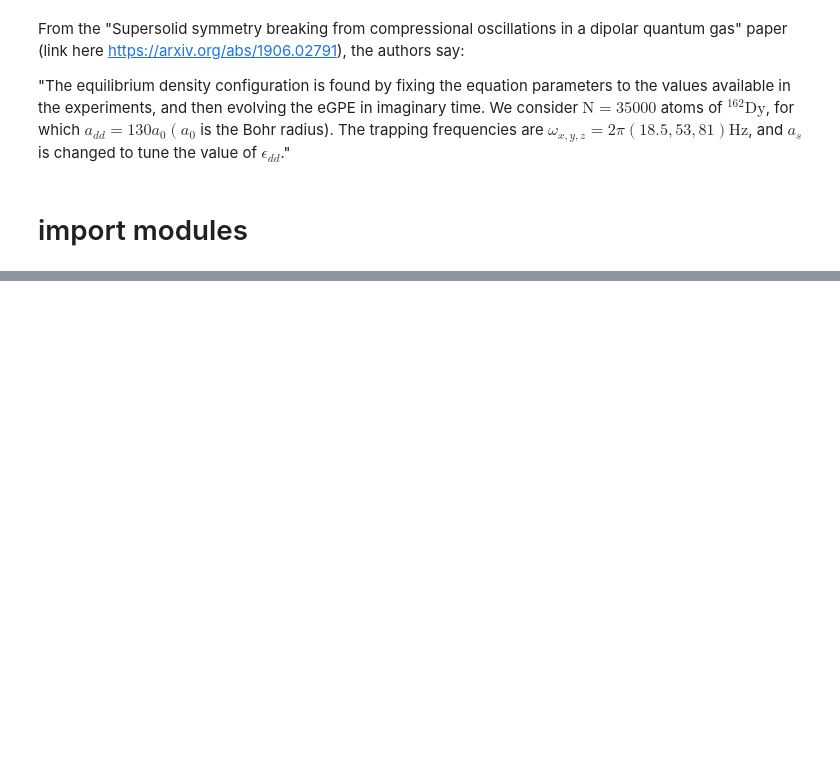
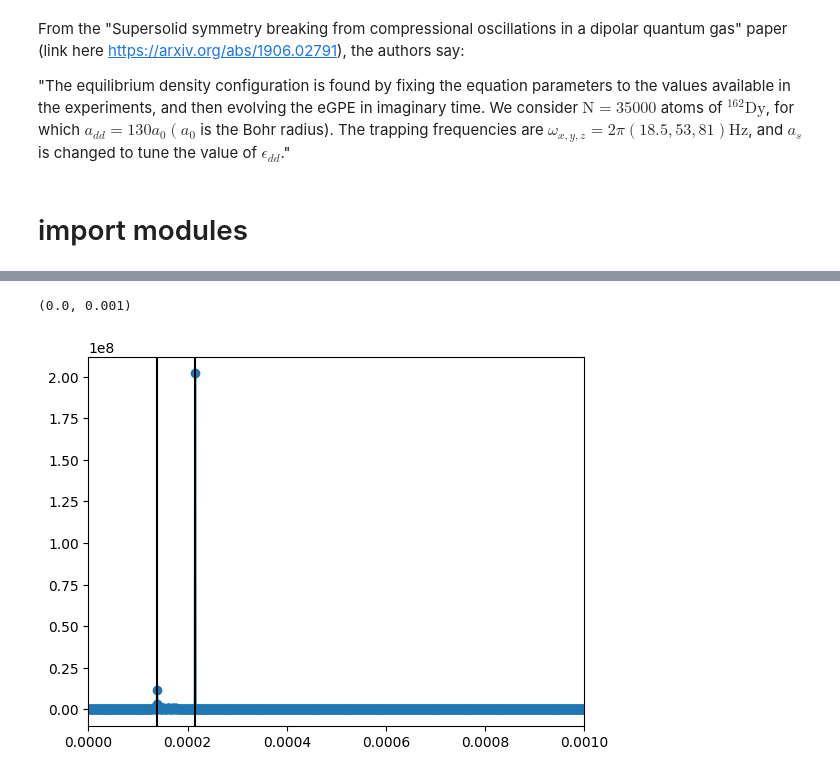
Before and after one commit to viktorcikojevic/dipolar-droplets, a Jupyter notebook: axial-frequencies/reproduce-mflhy-theory/eps-dd=1.38/3-estimate-freqs/small-box-small-dx-2/3-analyze-frequency.ipynb, the cells around one changed output, grey strips where cells are left out. Drawn from its saved outputs; the diff is of its cells as text; code cells hidden in the pictures; blank space fills up the shorter version.

```diff
--- a/axial-frequencies/reproduce-mflhy-theory/eps-dd=1.38/3-estimate-freqs/small-box-small-dx-2/3-analyze-frequency.ipynb
+++ b/axial-frequencies/reproduce-mflhy-theory/eps-dd=1.38/3-estimate-freqs/small-box-small-dx-2/3-analyze-frequency.ipynb
@@ -51,3 +54,13 @@ supersolid_freq, classical_freq
+# %%
+plt.plot(freq, np.abs(fft)**2, marker='o')
+
+plt.axvline(classical_freq, color='black')
+plt.axvline(supersolid_freq, color='black')
+
+plt.xlim(0, 0.001)
+# %% [output]
+(0.0, 0.001)
+[figure, added]
 # %%
 # save the frequencies to a file in folder 3-analyze-frequency
 # if the folder does not exist, create it
```
Also changed, not shown: parts of 7 cells of this notebook, 27 other files.
